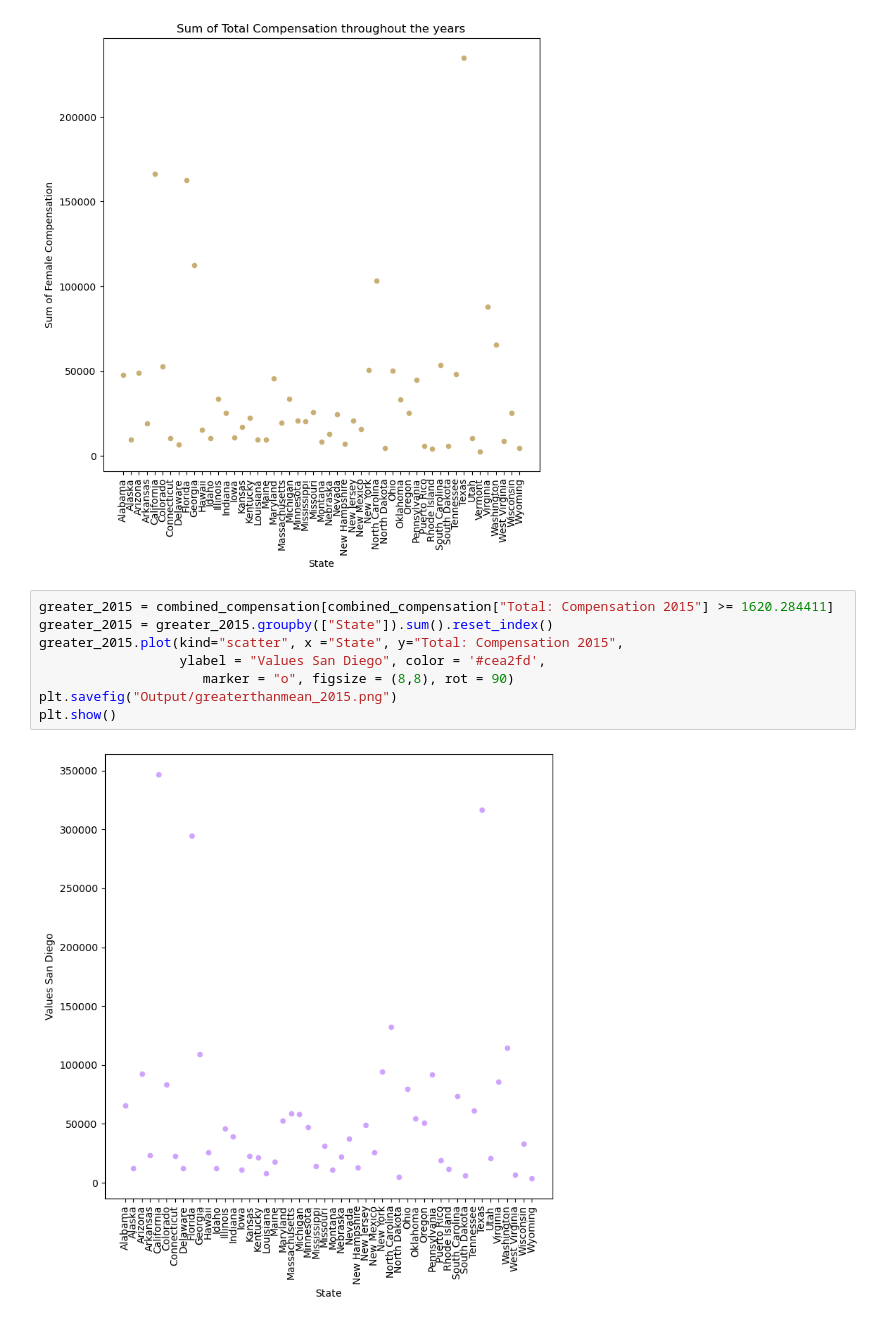
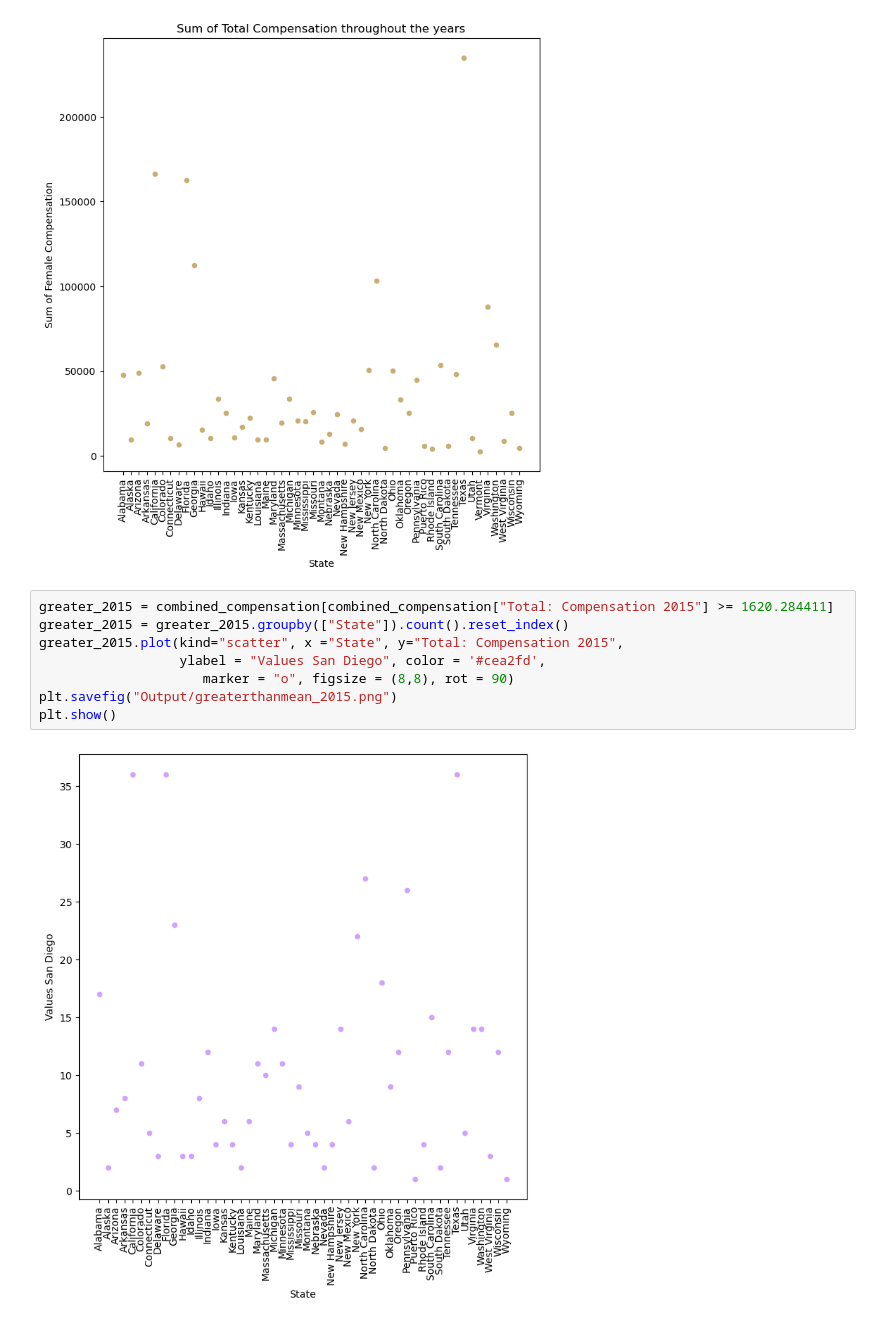
Before and after one commit to nicduffee/project1, a Jupyter notebook: Disability.ipynb, the cells around one changed output. Saved outputs shown, nothing was run; the diff lists cells and outputs as text.

```diff
--- a/Disability.ipynb
+++ b/Disability.ipynb
@@ -353,11 +387,11 @@ plt.show()
 [figure]
 # %%
 greater_2015 = combined_compensation[combined_compensation["Total: Compensation 2015"] >= 1620.284411]
-greater_2015 = greater_2015.groupby(["State"]).sum().reset_index()
+greater_2015 = greater_2015.groupby(["State"]).count().reset_index()
 greater_2015.plot(kind="scatter", x ="State", y="Total: Compensation 2015",
                   ylabel = "Values San Diego", color = '#cea2fd',
                      marker = "o", figsize = (8,8), rot = 90)
 plt.savefig("Output/greaterthanmean_2015.png")
 plt.show()
 # %% [output]
-[figure, old version]
+[figure, new version]
```
Also changed, not shown: parts of 10 cells of this notebook, 4 other files.
